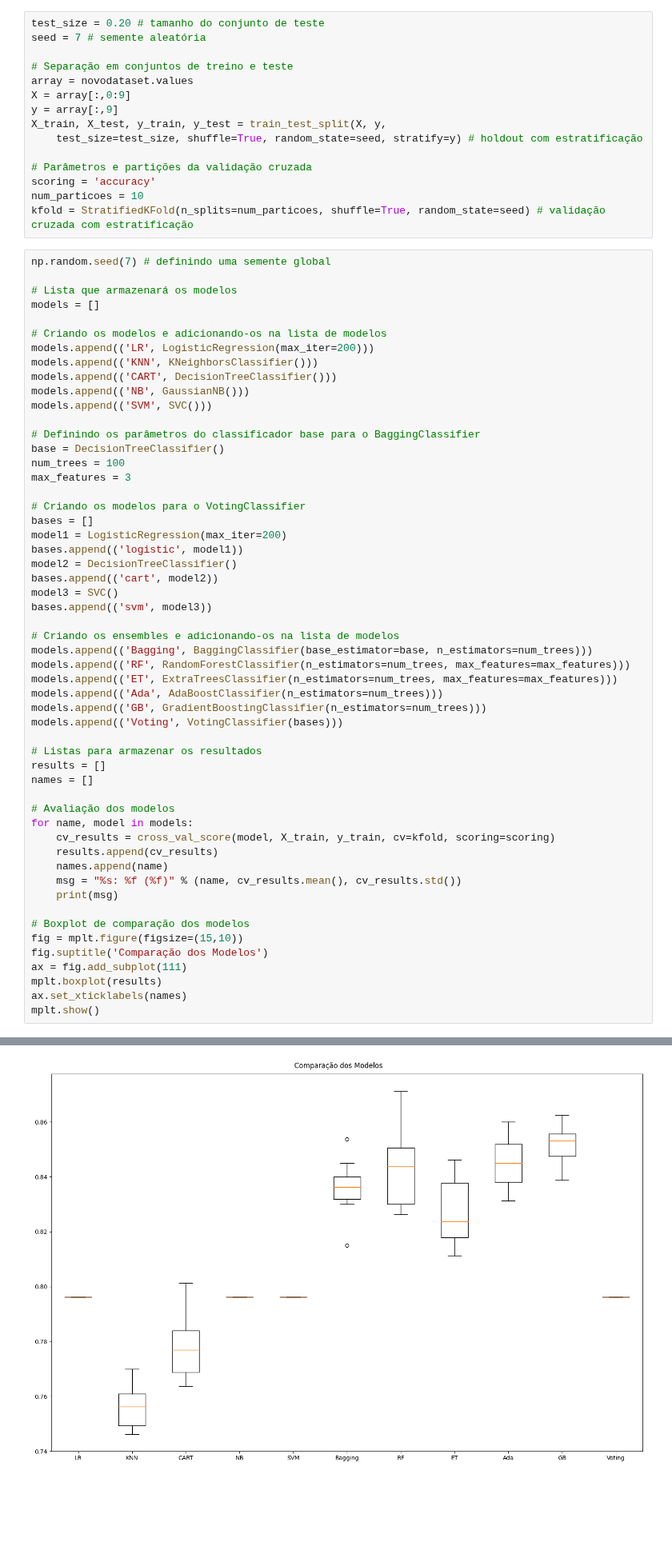
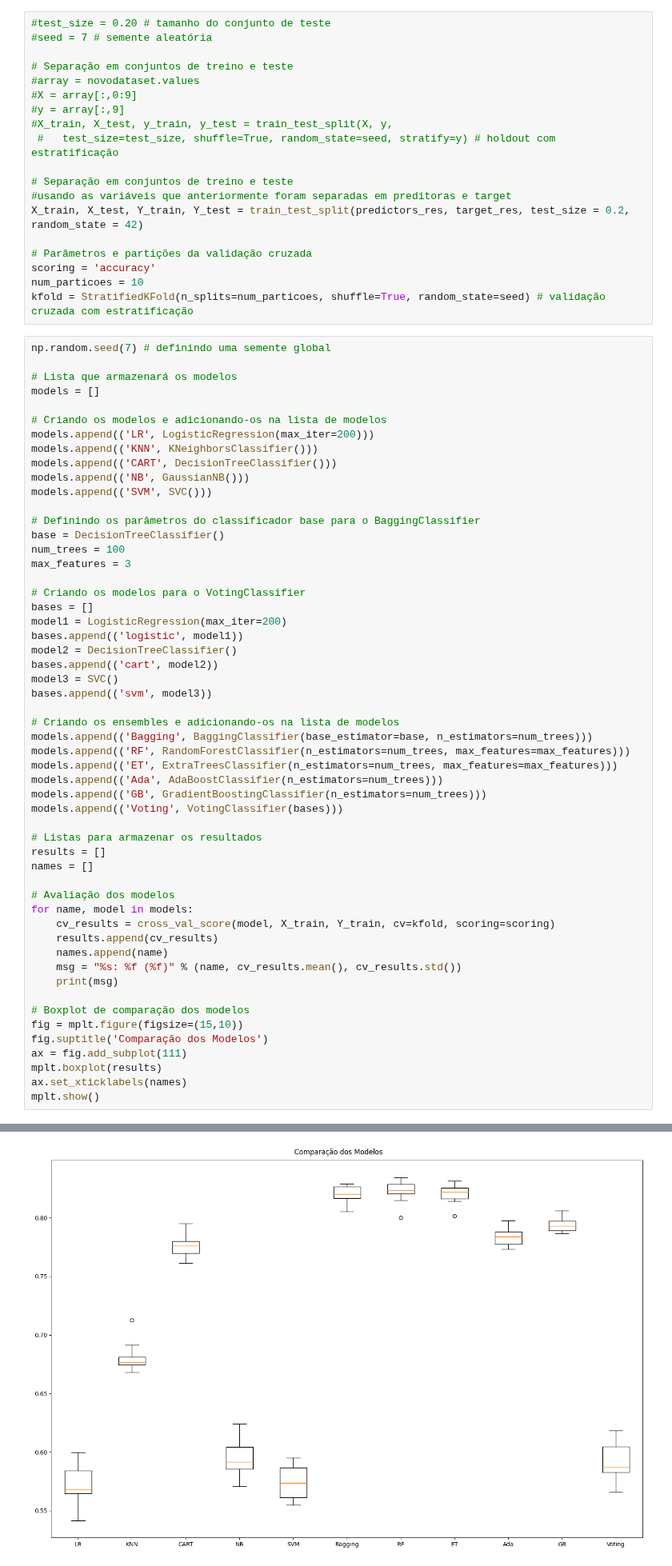
Before and after one commit to zulatopaula/MVP_CD_BankChurn, a Jupyter notebook: PZ_MVP_CD_BankChurn_ML.ipynb, the cells around one changed output, grey strips where cells are left out. Shown at 80% size. Saved outputs shown, nothing was run; the diff lists cells and outputs as text; blank space fills up the shorter version.

```diff
--- a/PZ_MVP_CD_BankChurn_ML.ipynb
+++ b/PZ_MVP_CD_BankChurn_ML.ipynb
@@ -519,15 +519,19 @@ target_res.value_counts().plot(kind='bar', title='Churned X Retained' , color =
 
 Usei aqui a estratégia train-test-split considerando 80% do conjunto de dados para modelagem (Training) e 20% do conjunto para validação (Test).
 # %%
-test_size = 0.20 # tamanho do conjunto de teste
-seed = 7 # semente aleatória
+#test_size = 0.20 # tamanho do conjunto de teste
+#seed = 7 # semente aleatória
 
 # Separação em conjuntos de treino e teste
-array = novodataset.values
-X = array[:,0:9]
-y = array[:,9]
-X_train, X_test, y_train, y_test = train_test_split(X, y,
-    test_size=test_size, shuffle=True, random_state=seed, stratify=y) # holdout com estratificação
+#array = novodataset.values
+#X = array[:,0:9]
+#y = array[:,9]
+#X_train, X_test, y_train, y_test = train_test_split(X, y,
+ #   test_size=test_size, shuffle=True, random_state=seed, stratify=y) # holdout com estratificação
+
+# Separação em conjuntos de treino e teste
+#usando as variáveis que anteriormente foram separadas em preditoras e target
+X_train, X_test, Y_train, Y_test = train_test_split(predictors_res, target_res, test_size = 0.2, random_state = 42)
 
 # Parâmetros e partições da validação cruzada
 scoring = 'accuracy'
@@ -574,7 +578,7 @@ names = []
 
 # Avaliação dos modelos
 for name, model in models:
-    cv_results = cross_val_score(model, X_train, y_train, cv=kfold, scoring=scoring)
+    cv_results = cross_val_score(model, X_train, Y_train, cv=kfold, scoring=scoring)
     results.append(cv_results)
     names.append(name)
     msg = "%s: %f (%f)" % (name, cv_results.mean(), cv_results.std())
@@ -602,4 +606,4 @@ Voting: 0.796250 (0.000000)
-[figure, old version]
+[figure, new version]
 # %% [markdown]
 ### Criação e avaliação de modelos: dados padronizados e normalizados
 # %%
```
Also changed, not shown: parts of 2 cells of this notebook.
